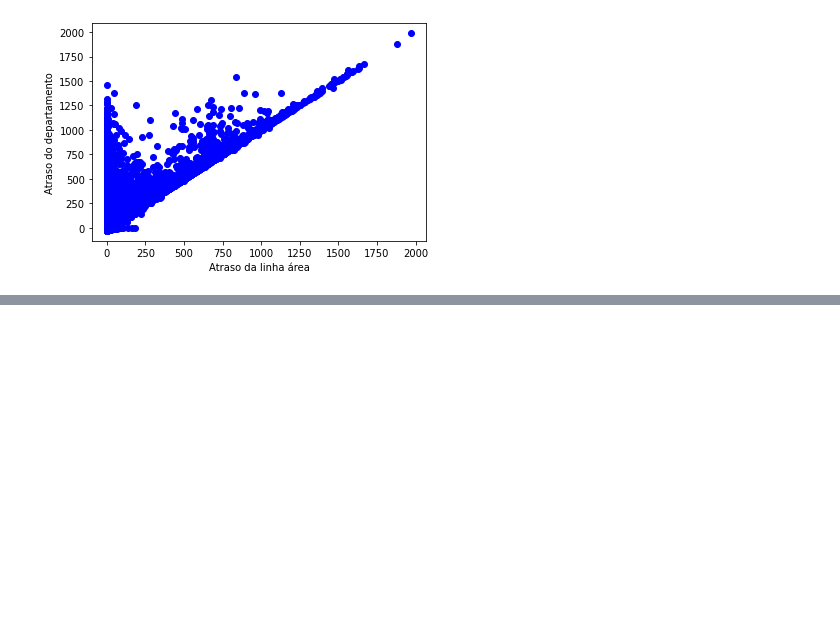
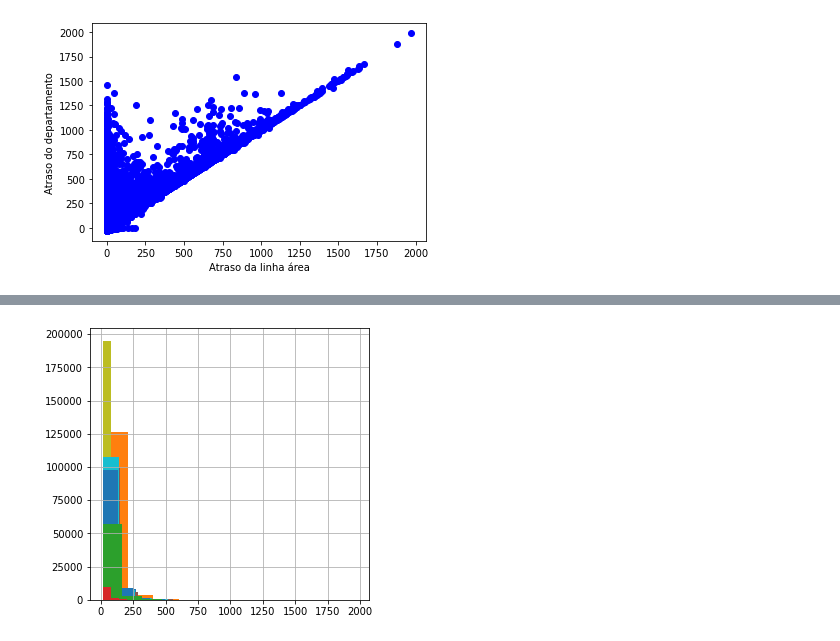
Before and after one commit to IonaSantana/Artificial-Intelligence, a Jupyter notebook: Flight_delay.ipynb, the cells around one changed output, grey strips where cells are left out. Saved outputs shown, nothing was run; the diff lists cells and outputs as text; code cells hidden in the pictures; blank space fills up the shorter version.

```diff
--- a/Flight_delay.ipynb
+++ b/Flight_delay.ipynb
@@ -278,0 +287,8 @@ plot_correlacao(flights_time.AIRLINE_DELAY, flights_time.DEPARTURE_DELAY, 'Atras
+# %%
+for companhia in airline['IATA_CODE']:
+  companhia_plot = flights_time[flights_time['AIRLINE'] == companhia]
+  plt.subplot()
+  companhia_plot['ARRIVAL_DELAY'].hist(figsize=[5,5])
+plt.show()
+# %% [output]
+[figure, added]
```
Also changed, not shown: parts of 16 cells of this notebook.
